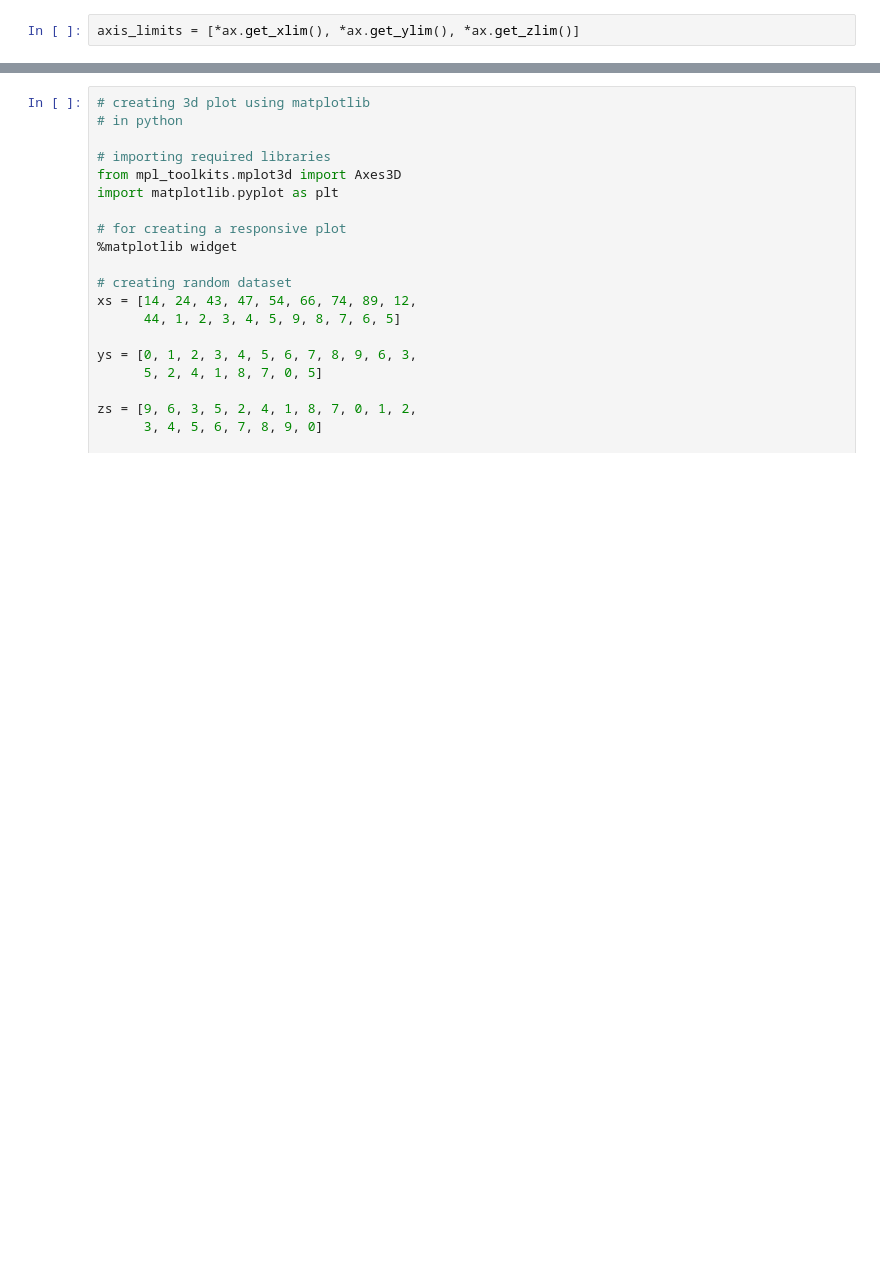
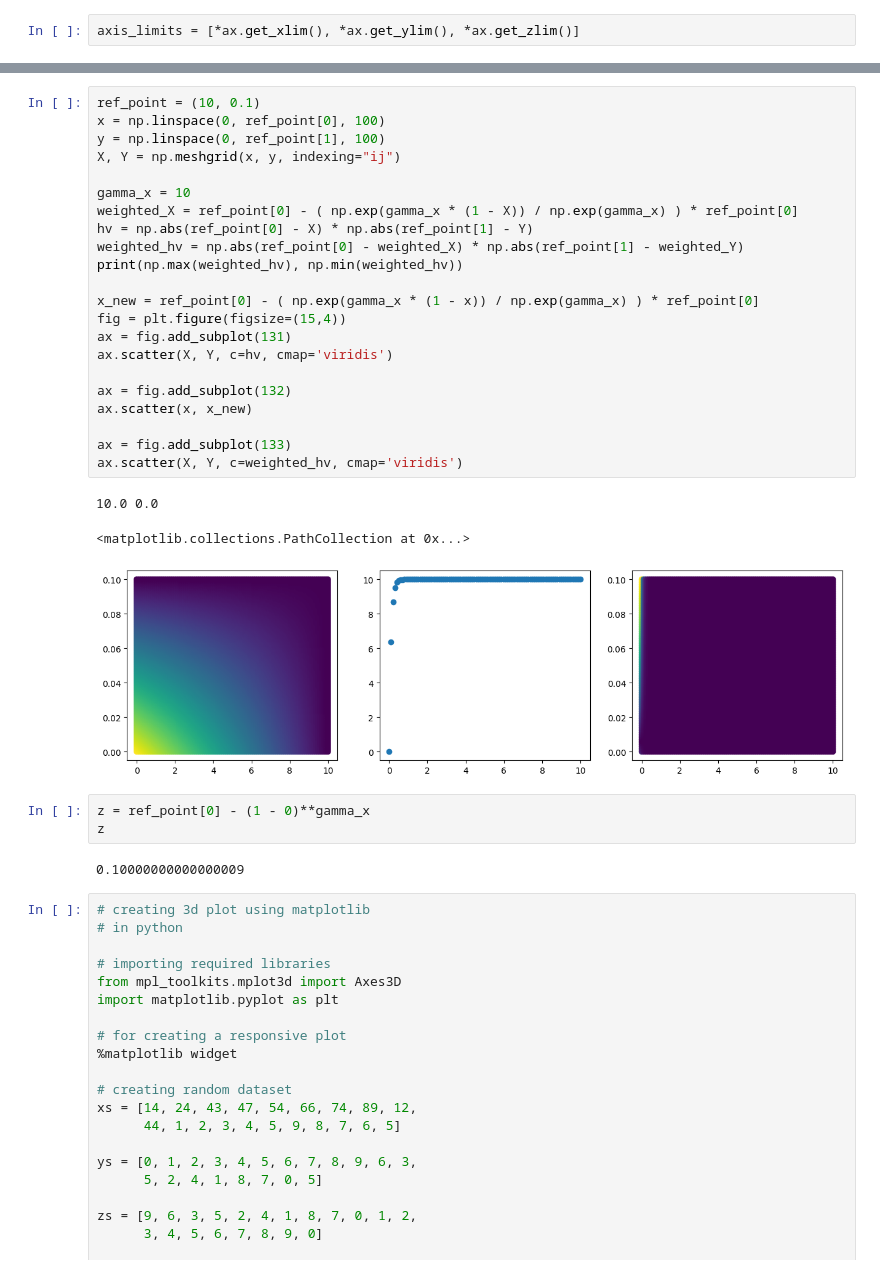
Before and after one commit to monikagrewal/DL-MODIR, a Jupyter notebook: notebooks/try_3d_visualization.ipynb, the cells around one changed output, grey strips where cells are left out. Cells and saved outputs as stored; diff of their text form; blank space fills up the shorter version.

```diff
--- a/notebooks/try_3d_visualization.ipynb
+++ b/notebooks/try_3d_visualization.ipynb
@@ -67,3 +116,34 @@ plt.scatter(x, wx)
+# %%
+ref_point = (10, 0.1)
+x = np.linspace(0, ref_point[0], 100)
+y = np.linspace(0, ref_point[1], 100)
+X, Y = np.meshgrid(x, y, indexing="ij")
+
+gamma_x = 10
+weighted_X = ref_point[0] - ( np.exp(gamma_x * (1 - X)) / np.exp(gamma_x) ) * ref_point[0]
+hv = np.abs(ref_point[0] - X) * np.abs(ref_point[1] - Y)
+weighted_hv = np.abs(ref_point[0] - weighted_X) * np.abs(ref_point[1] - weighted_Y)
+print(np.max(weighted_hv), np.min(weighted_hv))
+
+x_new = ref_point[0] - ( np.exp(gamma_x * (1 - x)) / np.exp(gamma_x) ) * ref_point[0]
+fig = plt.figure(figsize=(15,4))
+ax = fig.add_subplot(131)
+ax.scatter(X, Y, c=hv, cmap='viridis')
+
+ax = fig.add_subplot(132)
+ax.scatter(x, x_new)
+
+ax = fig.add_subplot(133)
+ax.scatter(X, Y, c=weighted_hv, cmap='viridis')
+# %% [output]
+10.0 0.0
+<matplotlib.collections.PathCollection at 0x...>
+[figure, added]
+# %%
+z = ref_point[0] - (1 - 0)**gamma_x
+z
+# %% [output]
+0.10000000000000009
 # %%
 # creating 3d plot using matplotlib
 # in python
```
Also changed, not shown: parts of 7 cells of this notebook, 11 other files.
